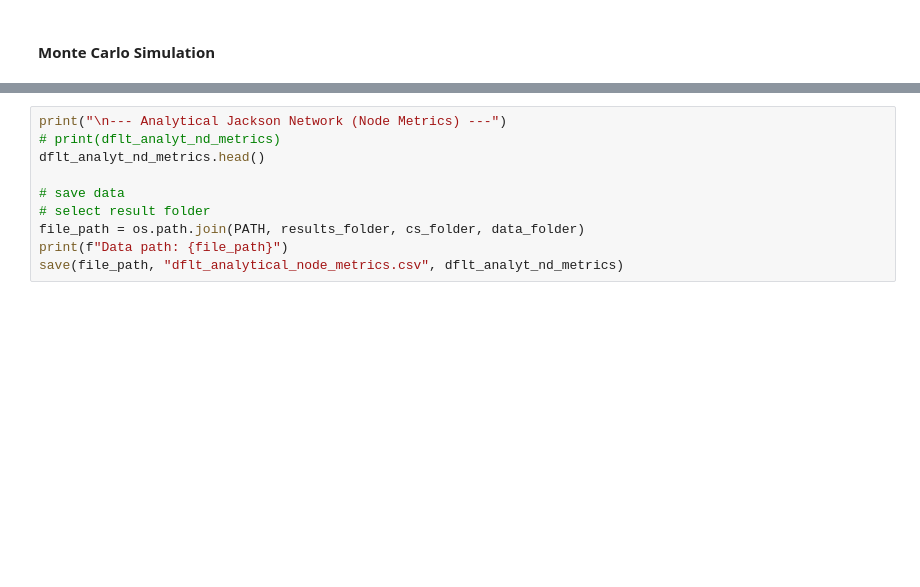
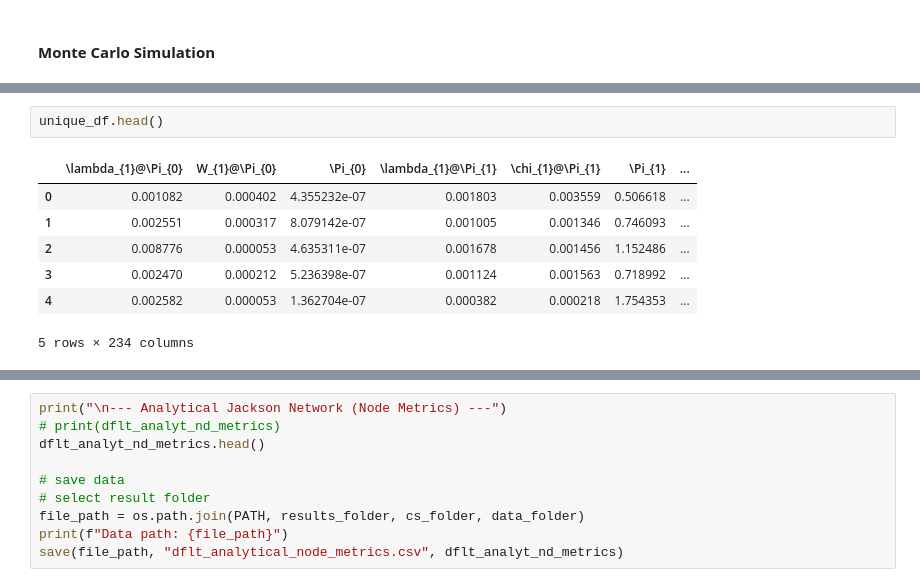
Before and after one commit to DASA-Design/PyDASA-CS1-TAS, a Jupyter notebook: CS-01C - TAS - Dimensional Modelling.ipynb, the cells around one changed output, grey strips where cells are left out. Drawn from its saved outputs; the diff is of its cells as text; blank space fills up the shorter version.

```diff
--- a/CS-01C - TAS - Dimensional Modelling.ipynb
+++ b/CS-01C - TAS - Dimensional Modelling.ipynb
@@ -641,0 +756,10 @@ The steps are:
+# %%
+unique_df.head()
+# %% [output]
+|  | \lambda_{1}@\Pi_{0} | W_{1}@\Pi_{0} | \Pi_{0} | \lambda_{1}@\Pi_{1} | \chi_{1}@\Pi_{1} | \Pi_{1} | ... |
+| 0 | 0.001082 | 0.000402 | 4.355232e-07 | 0.001803 | 0.003559 | 0.506618 | ... |
+| 1 | 0.002551 | 0.000317 | 8.079142e-07 | 0.001005 | 0.001346 | 0.746093 | ... |
+| 2 | 0.008776 | 0.000053 | 4.635311e-07 | 0.001678 | 0.001456 | 1.152486 | ... |
+| 3 | 0.002470 | 0.000212 | 5.236398e-07 | 0.001124 | 0.001563 | 0.718992 | ... |
+| 4 | 0.002582 | 0.000053 | 1.362704e-07 | 0.000382 | 0.000218 | 1.754353 | ... |
+5 rows × 234 columns
```
Also changed, not shown: parts of 16 cells of this notebook, 9 other files.
